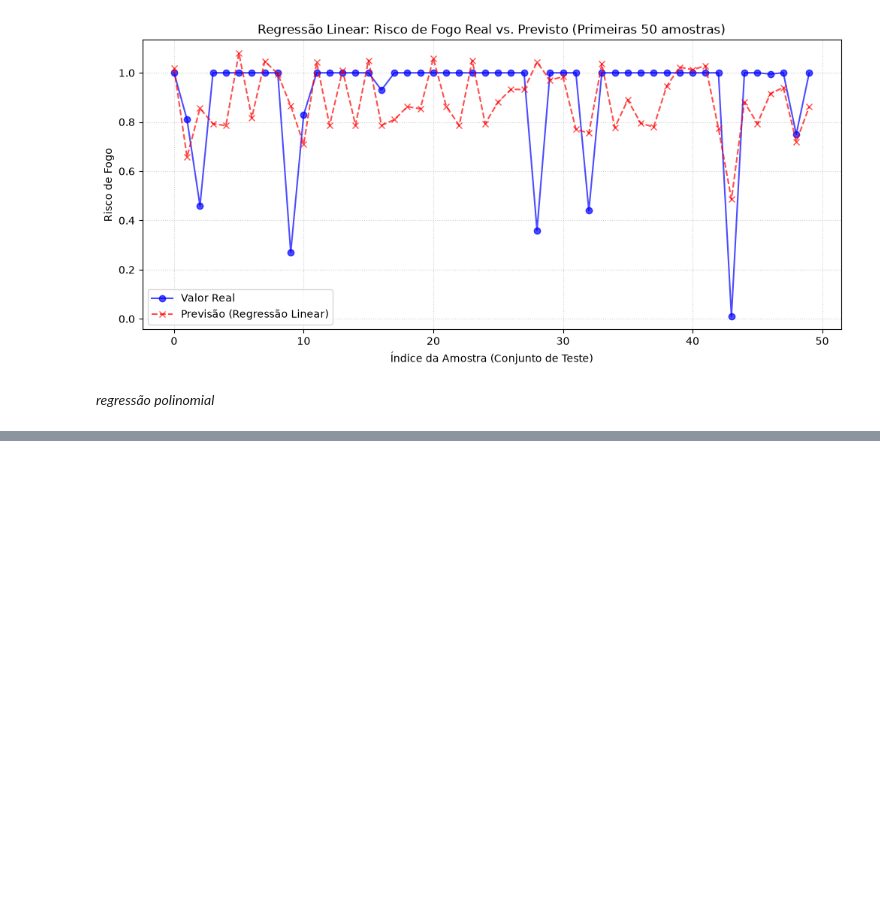
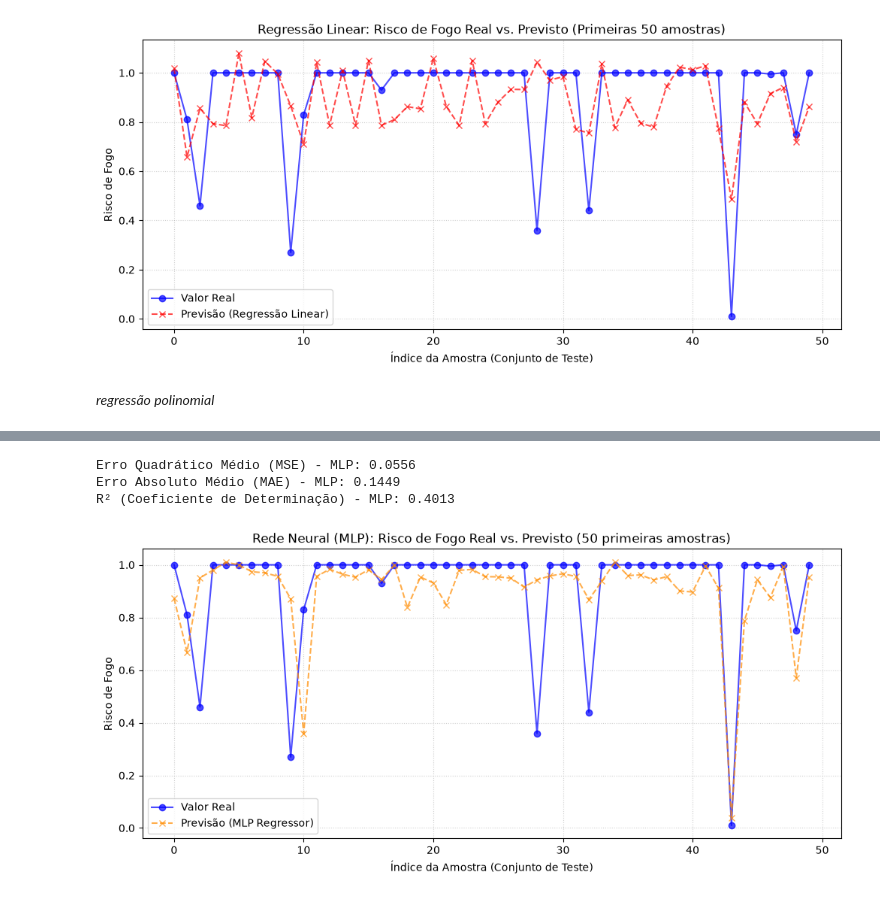
Before and after one commit to solovee/fire_watch_ia, a Jupyter notebook: algoritmos_apenas_arduino.ipynb, the cells around one changed output, grey strips where cells are left out. Drawn from its saved outputs; the diff is of its cells as text; code cells hidden in the pictures; blank space fills up the shorter version.

```diff
--- a/main.ipynb
+++ b/algoritmos_apenas_arduino.ipynb
@@ -354,0 +383,78 @@ plt.show()
+# %%
+import pandas as pd
+from sklearn.model_selection import train_test_split
+from sklearn.preprocessing import StandardScaler
+from sklearn.pipeline import Pipeline
+from sklearn.neural_network import MLPRegressor
+from sklearn.metrics import mean_squared_error, r2_score, mean_absolute_error
+
+# 1. Preparação dos dados (One-Hot Encoding)
+# Supondo que seu df_colunas_prontas já esteja carregado
+df_preparado = pd.get_dummies(df_colunas_prontas, columns=['bioma'], drop_first=True)
+
+# 2. Separação de X e y
+X = df_preparado.drop('risco_fogo', axis=1)
+y = df_preparado['risco_fogo']
+
+# 3. Divisão em Treino e Teste
+X_train, X_test, y_train, y_test = train_test_split(X, y, test_size=0.20, random_state=42)
+
+# 4. Construção do Pipeline Completo
+pipeline_mlp = Pipeline([
+    ('escalonador', StandardScaler()),  # Padronização é obrigatória para o gradiente descendente da MLP
+    ('modelo', MLPRegressor(
+        hidden_layer_sizes=(64, 32),    # Arquitetura: 2 camadas ocultas (64 neurônios na 1ª, 32 na 2ª)
+        activation='relu',              # Função de ativação ideal para regressão não-linear
+        solver='adam',                  # Otimizador padrão e eficiente
+        max_iter=1000,                  # Aumentado para 1000 para garantir que a rede tenha tempo de convergir
+        random_state=42,
+        early_stopping=True             # Para o treino cedo se não houver melhora, evitando overfitting
+    ))
+])
+
+# 5. Treino do Pipeline
+pipeline_mlp.fit(X_train, y_train)
+
+# 6. Realização de Previsões no conjunto de teste
+previsoes_mlp = pipeline_mlp.predict(X_test)
+
+# 7. Avaliação do Desempenho
+mse_mlp = mean_squared_error(y_test, previsoes_mlp)
+mae_mlp = mean_absolute_error(y_test, previsoes_mlp)
+r2_mlp = r2_score(y_test, previsoes_mlp)
+
+print(f"Erro Quadrático Médio (MSE) - MLP: {mse_mlp:.4f}")
+print(f"Erro Absoluto Médio (MAE) - MLP: {mae_mlp:.4f}")
+print(f"R² (Coeficiente de Determinação) - MLP: {r2_mlp:.4f}")
+# %% [output]
+Erro Quadrático Médio (MSE) - MLP: 0.0556
+Erro Absoluto Médio (MAE) - MLP: 0.1449
+R² (Coeficiente de Determinação) - MLP: 0.4013
+# %%
+import matplotlib.pyplot as plt
+
+# 1. Selecionar as 50 primeiras amostras
+# Utilizamos .values no y_test para garantir que os índices desordenados sejam ignorados
+y_test_amostra_mlp = y_test.values[0:50]
+previsoes_mlp_amostra = previsoes_mlp[0:50]
+
+# 2. Criar e configurar o gráfico
+plt.figure(figsize=(12, 5))
+
+# Linha dos valores reais (Azul)
+plt.plot(y_test_amostra_mlp, label='Valor Real', marker='o', linestyle='-', color='blue', alpha=0.7)
+
+# Linha das previsões da MLP (Laranja)
+plt.plot(previsoes_mlp_amostra, label='Previsão (MLP Regressor)', marker='x', linestyle='--', color='darkorange', alpha=0.7)
+
+# 3. Adicionar títulos, rótulos e legenda
+plt.title('Rede Neural (MLP): Risco de Fogo Real vs. Previsto (50 primeiras amostras)')
+plt.xlabel('Índice da Amostra (Conjunto de Teste)')
+plt.ylabel('Risco de Fogo')
+plt.legend()
+plt.grid(True, linestyle=':', alpha=0.6)
+
+# 4. Mostrar o gráfico na tela
+plt.show()
+# %% [output]
+[figure, added]
```
Also changed, not shown: parts of 8 cells of this notebook, 9 other files.
